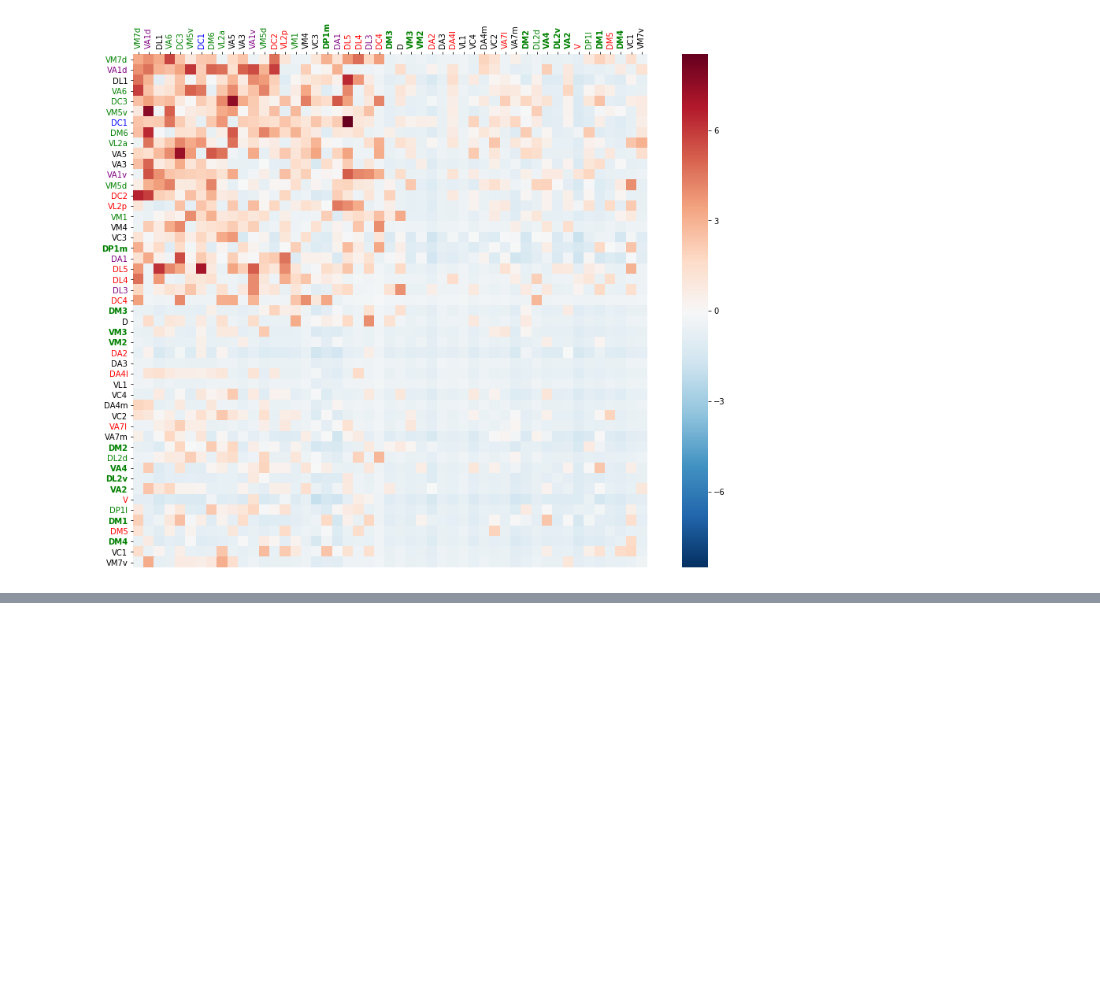
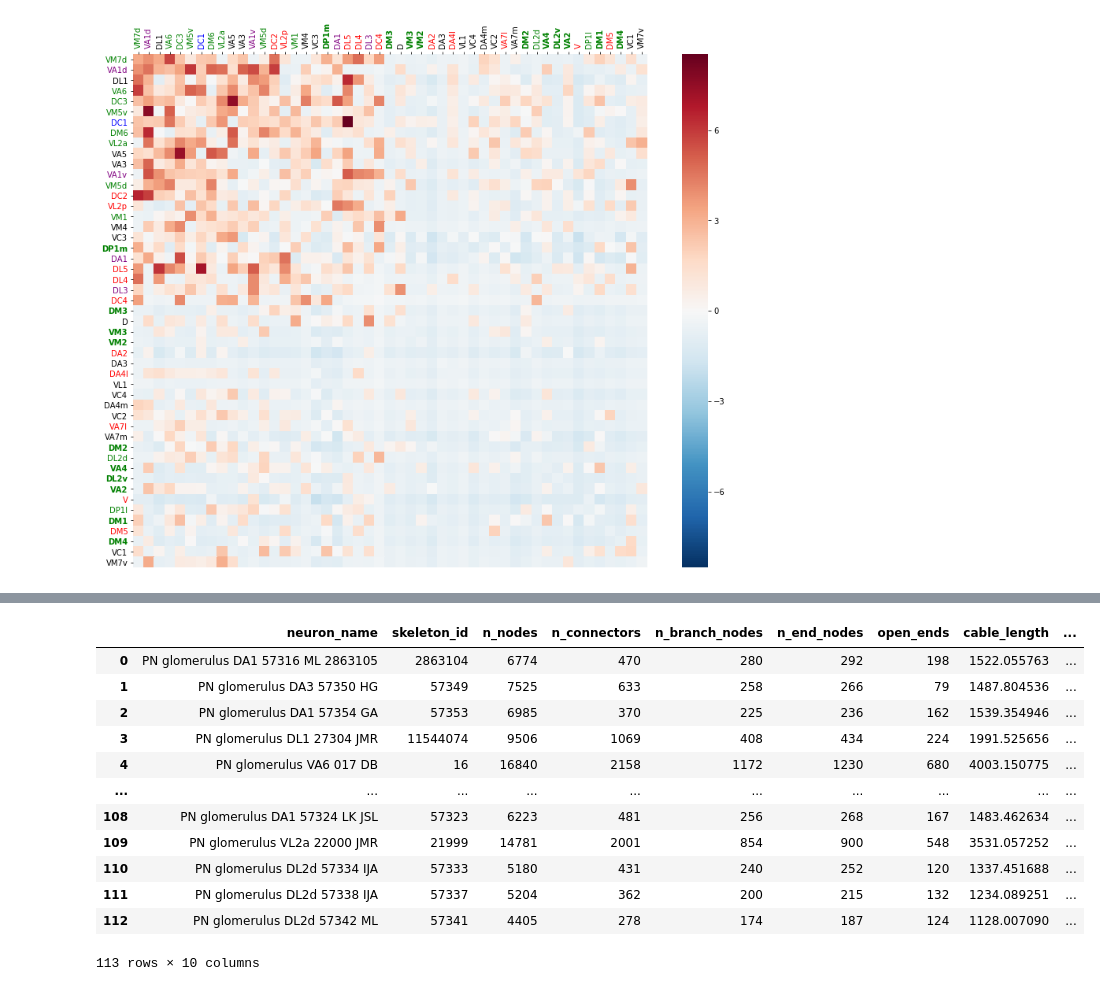
Before and after one commit to bocklab/pn_kc, a Jupyter notebook: revamp/testing.ipynb, the cells around one changed output, grey strips where cells are left out. Saved outputs shown, nothing was run; the diff lists cells and outputs as text; code cells hidden in the pictures; blank space fills up the shorter version.

```diff
--- a/revamp/testing.ipynb
+++ b/revamp/testing.ipynb
@@ -141,0 +268,9 @@ glom_seq
+# %%
+import pickle
+local_path = "/Users/zhengz11/myscripts/git_clone/pn_kc/"
+path = local_path + "data/pn_bouton_clusters/"
+with open(path + "pns_pm.pkl", 'rb') as f:
+    pns_pm = pickle.load(f)
+# %%
+nl = [pymaid.get_neuron([str(i) for i in j]) for j in [pn_skids[:40], pn_skids[40:80], pn_skids[80:]]]
+pns_pm = nl[0] + nl[1] + nl [2]
@@ -141,0 +299,32 @@ glom_seq
+# %%
+import pickle
+path = local_path + "data/pn_bouton_clusters/"
+for i in pns_pm:
+    with open(path + "pns_pm/" + "{}.pkl".format(i.skeleton_id), 'wb') as f:
+        pickle.dump(i, f, -1)
+# %%
+import pickle
+path = local_path + "data/pn_bouton_clusters/"
+nl_t1 = []
+for i in pn_skids:
+    with open(path + "pns_pm/" + "{}.pkl".format(i), 'rb') as f:
+        n = pickle.load(f)
+        nl_t1.append(n)
+
+pns_pm_l = pymaid.CatmaidNeuronList(nl_t1)
+# %%
+pns_pm_l
+# %% [output]
+|  | neuron_name | skeleton_id | n_nodes | n_connectors | n_branch_nodes | n_end_nodes | open_ends | cable_length | ... |
+| 0 | PN glomerulus DA1 57316 ML 2863105 | 2863104 | 6774 | 470 | 280 | 292 | 198 | 1522.055763 | ... |
+| 1 | PN glomerulus DA3 57350 HG | 57349 | 7525 | 633 | 258 | 266 | 79 | 1487.804536 | ... |
+| 2 | PN glomerulus DA1 57354 GA | 57353 | 6985 | 370 | 225 | 236 | 162 | 1539.354946 | ... |
+| 3 | PN glomerulus DL1 27304 JMR | 11544074 | 9506 | 1069 | 408 | 434 | 224 | 1991.525656 | ... |
+| 4 | PN glomerulus VA6 017 DB | 16 | 16840 | 2158 | 1172 | 1230 | 680 | 4003.150775 | ... |
+| ... | ... | ... | ... | ... | ... | ... | ... | ... | ... |
+| 108 | PN glomerulus DA1 57324 LK JSL | 57323 | 6223 | 481 | 256 | 268 | 167 | 1483.462634 | ... |
+| 109 | PN glomerulus VL2a 22000 JMR | 21999 | 14781 | 2001 | 854 | 900 | 548 | 3531.057252 | ... |
+| 110 | PN glomerulus DL2d 57334 IJA | 57333 | 5180 | 431 | 240 | 252 | 120 | 1337.451688 | ... |
+| 111 | PN glomerulus DL2d 57338 IJA | 57337 | 5204 | 362 | 200 | 215 | 132 | 1234.089251 | ... |
+| 112 | PN glomerulus DL2d 57342 ML | 57341 | 4405 | 278 | 174 | 187 | 124 | 1128.007090 | ... |
+113 rows × 10 columns
```
Also changed, not shown: parts of 24 cells of this notebook, 5 other files.
